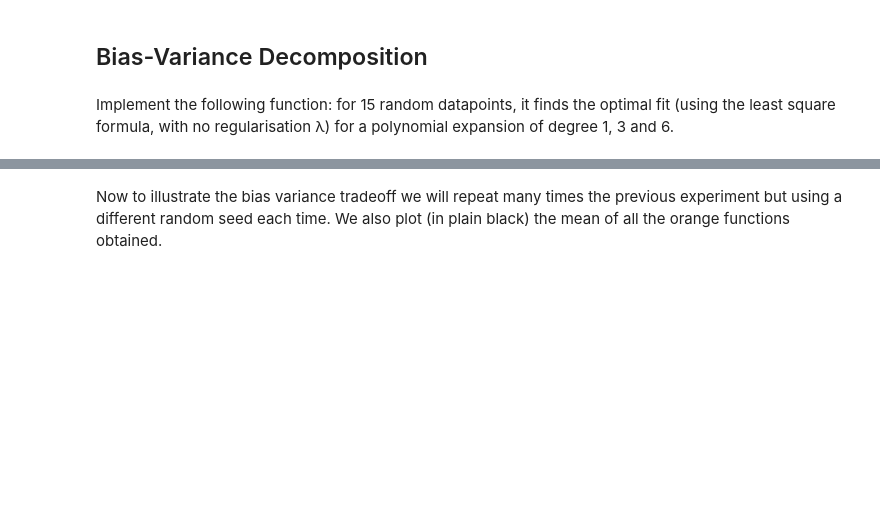
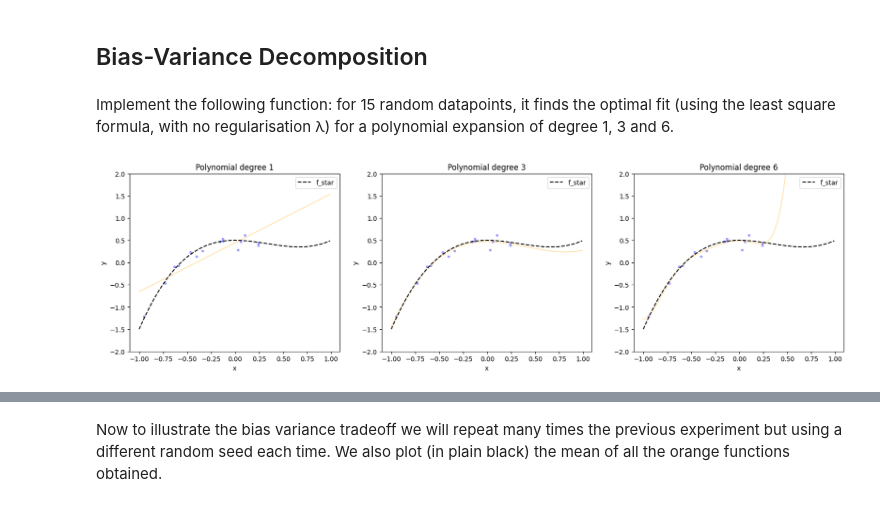
Before and after one commit to mokamv/ML_course, a Jupyter notebook: labs/ex04/template/ex04.ipynb, the cells around one changed output, grey strips where cells are left out. Saved outputs shown, nothing was run; the diff lists cells and outputs as text; code cells hidden in the pictures; blank space fills up the shorter version.

```diff
--- a/labs/ex04/template/ex04.ipynb
+++ b/labs/ex04/template/ex04.ipynb
@@ -320,34 +396,41 @@ from least_squares import least_squares
 
 
 def bias_variance_one_seed(sigma, degrees, seed):
     """One run of the optimal fit for 15 random points and different polynomial expansion degrees.
 
     Args:
         sigma: scalar, noise variance
         degrees: shape = (3,), 3 different degrees to consider
         seed: integer, random see
     Returns:
     """
 
     # we will generate 15 random datapoints from the [-1, 1] uniform distribuion
     num_data = 15
     np.random.seed(seed)  # set random seed for reproducibility
     xs = np.random.uniform(-1, 1, num_data)
     # the outputs will be f_star(x) + some random gaussian noise of variance sigma**2
     ys = f_star(xs) + sigma * np.random.randn(num_data)
 
     fig, axs = plt.subplots(1, len(degrees), figsize=(20, 5))
     for index_degree, degree in enumerate(degrees):
         # ***************************************************
-        # INSERT YOUR CODE HERE
+        # Build polynomial features and compute least squares.
+        # Ensure the design matrix tx is 2-D (N, D) before solving.
+        tx = build_poly(xs, degree)
+        w, _ = least_squares(ys, tx)
+        # plot the fitted polynomial and the data
+        plot_poly(xs, ys, w, degree, axs[index_degree])
         # ***************************************************
 
         plot_fstar(axs[index_degree])
         axs[index_degree].legend()
     plt.show()
 
 
 bias_variance_one_seed(0.1, [1, 3, 6], seed=2)
+# %% [output]
+[figure, added]
 # %% [markdown]
 Your output should ressemble (for seed = 2) to this:
 ![alt text](bias_variance_one_run.png)
```
Also changed, not shown: parts of 7 cells of this notebook, 1 other file.
